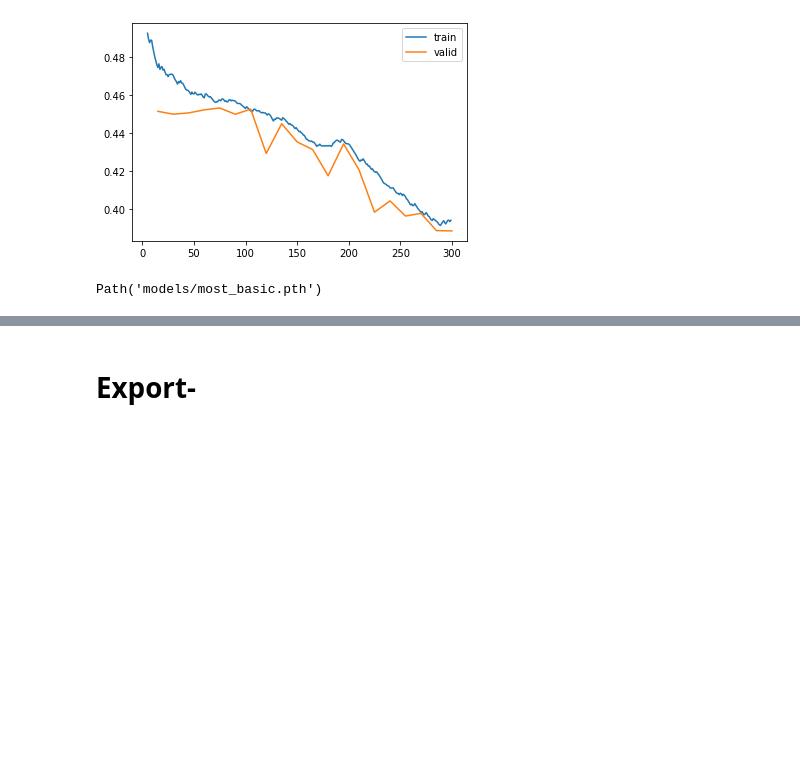
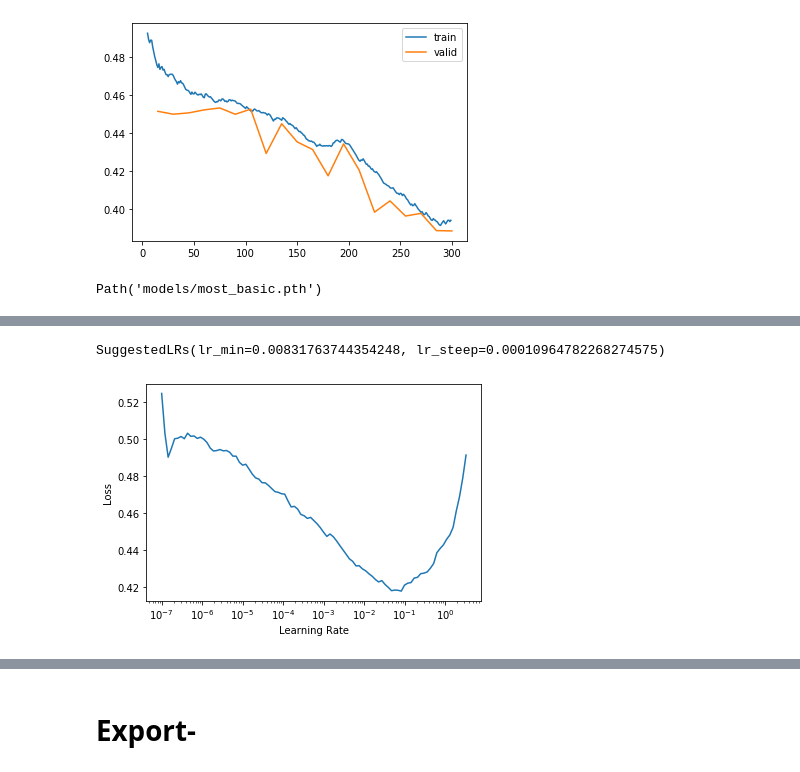
Before and after one commit to BorjaRequena/AnDi-unicorns, a Jupyter notebook: nbs/01_models.ipynb, the cells around one changed output, grey strips where cells are left out. Cells and saved outputs as stored; diff of their text form; code cells hidden in the pictures; blank space fills up the shorter version.

```diff
--- a/nbs/01_models.ipynb
+++ b/nbs/01_models.ipynb
@@ -79,0 +186,35 @@ Path('models/most_basic.pth')
+# %%
+#export
+class RegLSTM(Module):
+    "LSTM with dropout and batch norm."
+    def __init__(self, dim, h_size, vocab_sz=1, rnn_layers=1, linear_layers=[200, 50], ps=None, out_ps=0.2, y_range=(0, 2.05), pad_value=0):
+        config = awd_lstm_clas_config
+        self.pad_value = pad_value
+        self.rnn = nn.LSTM(dim, h_size, rnn_layers, batch_first=True)
+
+        lin_dim = [h_size*3] + linear_layers + [vocab_sz]
+        if ps is None: ps = [0.1]*len(linear_layers)
+        ps = [out_ps] + ps
+        self.linear = PoolingClassifier(lin_dim, ps=ps, y_range=y_range)
+
+    def forward(self, x):
+        out, h = self.rnn(x)
+        for h_ in h: h_.detach()
+        mask = x == self.pad_value
+        x, _, _ = self.linear((out, mask))
+        return x
+
+class PoolingClassifier(Module):
+    "Pooling linear classifier inspired by `PoolingLinearClassifier`"
+    def __init__(self, dims, ps, y_range=None):
+        if len(ps) != len(dims)-1: raise ValueError(f"Number of layers {len(dims)} and dropout values {len(ps)} don't match.")
+        acts = [nn.ReLU(inplace=True)] * (len(dims) - 2) + [None]
+        layers = [LinBnDrop(i, o, p=p, act=a) for i,o,p,a in zip(dims[:-1], dims[1:], ps, acts)]
+        if y_range is not None: layers.append(SigmoidRange(*y_range))
+        self.layers = nn.Sequential(*layers)
+
+    def forward(self, x):
+        out, mask = x
+        x = mask_concat_pool(out, mask)
+        x = self.layers(x)
+        return x, out, out
@@ -79,0 +224,9 @@ Path('models/most_basic.pth')
+# %%
+bs = 256
+dls = get_discriminative_dls(1, dim=1, bs=bs)
+my_lstm = RegLSTM(dim=1, h_size=500, rnn_layers=2, out_ps=0.25, ps=[0.1, 0.1])
+# %%
+learn = Learner(dls, my_lstm, loss_func=L1LossFlat(), path=Path(".."))
+# %%
+learn.lr_find()
+# %% [output]
@@ -79,0 +234,2 @@ Path('models/most_basic.pth')
+SuggestedLRs(lr_min=0.00831763744354248, lr_steep=0.00010964782268274575)
+[figure, added]
```
Also changed, not shown: parts of 25 cells of this notebook, 5 other files.
